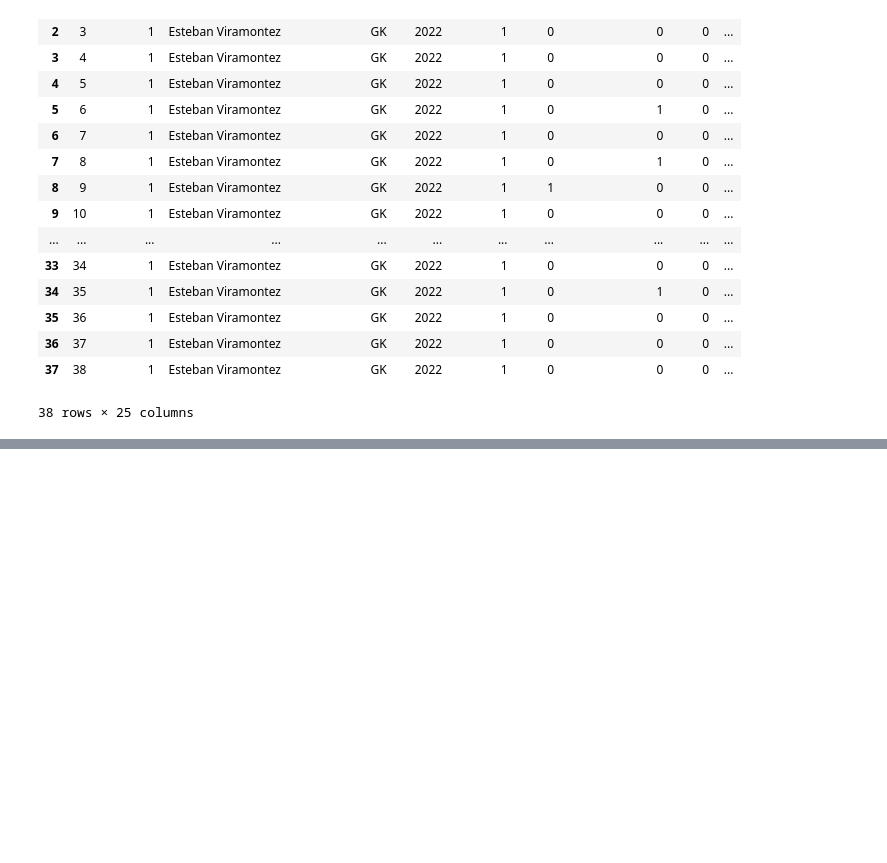
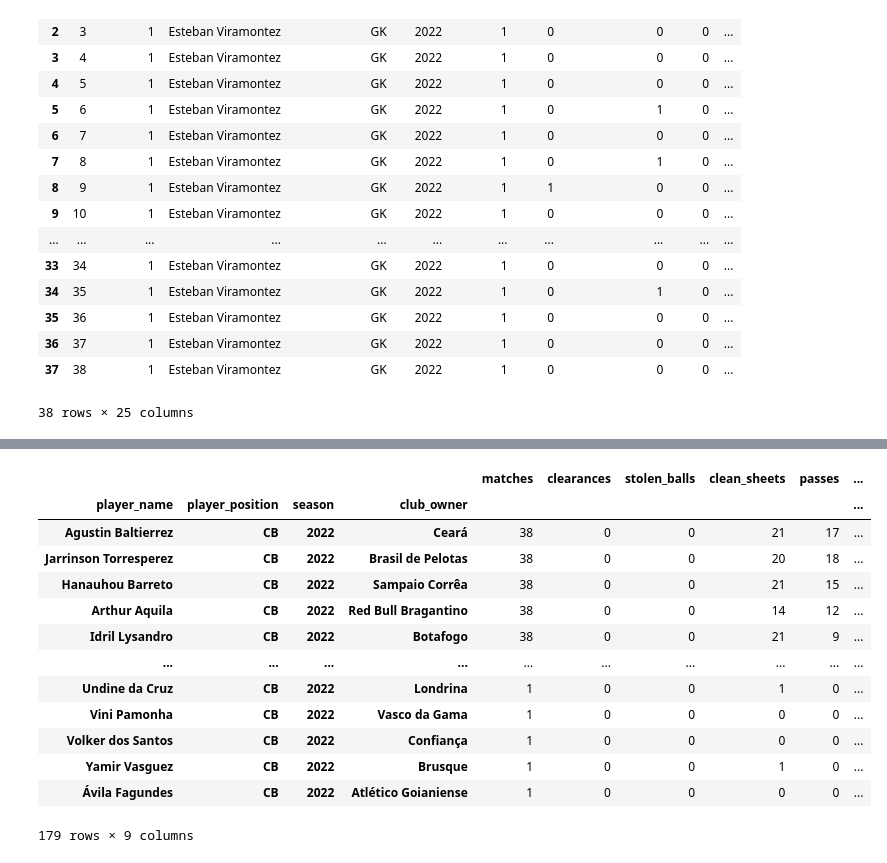
Before and after one commit to Rochamarc/tournament, a Jupyter notebook: PlayersAnalysis.ipynb, the cells around one changed output, grey strips where cells are left out. Drawn from its saved outputs; the diff is of its cells as text; code cells hidden in the pictures; blank space fills up the shorter version.

Commit message:
feat: update player analysis with jupyter-notebook

```diff
--- a/PlayersAnalysis.ipynb
+++ b/PlayersAnalysis.ipynb
@@ -41,4 +41,12 @@ es
 attackers = df.loc[df['player_position'] == 'CF']
 # %%
 att = attackers.groupby('player_name').agg(list)
+# %%
+# Separate stats by position
+
+gk_stats = ["matches", "clean_sheets","defenses","difficult_defenses","goals_conceded"]
+def_stats = ["matches", "clearances", "stolen_balls", "clean_sheets", "passes", "wrong_passes", "intercepted_passes", "tackles", "fouls_committed"]
+att_stats = ["matches", "goals", "assists", "shots", "shots_on_target" ]
+
+grouper = ["player_name", "player_position", "season", "club_owner"]
 # %%
@@ -49,0 +79,23 @@ att['goals'].sum()
+# %%
+# Center Backs
+
+cbs = df.loc[df['player_position'] == 'CB' ]
+# %%
+cbs = cbs.groupby(grouper)[def_stats].sum()
+# %%
+cbs.sort_values(by=['matches','tackles','intercepted_passes','stolen_balls','passes'], ascending=False)
+# %% [output]
+|  |  |  |  | matches | clearances | stolen_balls | clean_sheets | passes | ... |
+| player_name | player_position | season | club_owner |  |  |  |  |  | ... |
+| Agustin Baltierrez | CB | 2022 | Ceará | 38 | 0 | 0 | 21 | 17 | ... |
+| Jarrinson Torresperez | CB | 2022 | Brasil de Pelotas | 38 | 0 | 0 | 20 | 18 | ... |
+| Hanauhou Barreto | CB | 2022 | Sampaio Corrêa | 38 | 0 | 0 | 21 | 15 | ... |
+| Arthur Aquila | CB | 2022 | Red Bull Bragantino | 38 | 0 | 0 | 14 | 12 | ... |
+| Idril Lysandro | CB | 2022 | Botafogo | 38 | 0 | 0 | 21 | 9 | ... |
+| ... | ... | ... | ... | ... | ... | ... | ... | ... | ... |
+| Undine da Cruz | CB | 2022 | Londrina | 1 | 0 | 0 | 1 | 0 | ... |
+| Vini Pamonha | CB | 2022 | Vasco da Gama | 1 | 0 | 0 | 0 | 0 | ... |
+| Volker dos Santos | CB | 2022 | Confiança | 1 | 0 | 0 | 0 | 0 | ... |
+| Yamir Vasguez | CB | 2022 | Brusque | 1 | 0 | 0 | 1 | 0 | ... |
+| Ávila Fagundes | CB | 2022 | Atlético Goianiense | 1 | 0 | 0 | 0 | 0 | ... |
+179 rows × 9 columns
```
Also changed, not shown: parts of 10 cells of this notebook.
